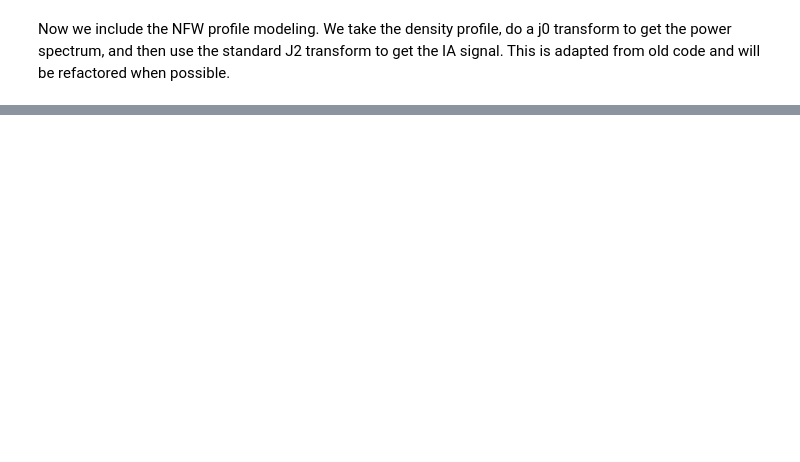
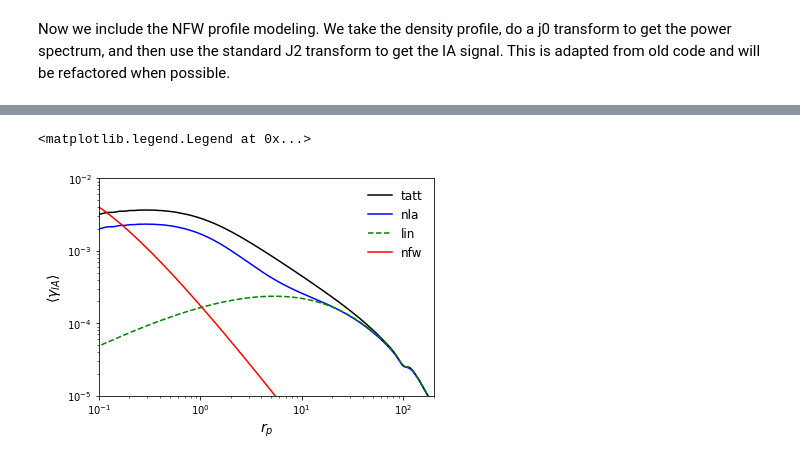
Before and after one commit to jablazek/IA_modeling, a Jupyter notebook: IA_modeling.ipynb, the cells around one changed output, grey strips where cells are left out. Saved outputs shown, nothing was run; the diff lists cells and outputs as text; code cells hidden in the pictures; blank space fills up the shorter version.

```diff
--- a/IA_modeling.ipynb
+++ b/IA_modeling.ipynb
@@ -412,14 +432,17 @@ gamma_avg_nla=wgplus_nla/(2.*Pi_max)
 # %%
 # Make a plot
 plt.plot(r,abs(gamma_avg_tatt), 'k', label=r'tatt')
 plt.plot(r,abs(gamma_avg_nla), 'b', label=r'nla')
 plt.plot(r,abs(gamma_avg_lin), 'g--', label=r'lin')
 plt.plot(r,abs(gamma_avg_nfw), 'r', label=r'nfw')
 
 plt.xscale('log')
 plt.yscale('log')
-plt.xlabel('$r$', fontsize=14)
+plt.xlabel('$r_p$', fontsize=14)
 plt.ylabel(r'$\langle \gamma_{IA} \rangle$', fontsize=14)
 plt.xlim(1e-1,2e2)
 plt.ylim(1e-5,1e-2)
 plt.legend(loc='upper right', fontsize=12, frameon=False)
+# %% [output]
+<matplotlib.legend.Legend at 0x...>
+[figure, added]
```
Also changed, not shown: parts of 8 cells of this notebook.
